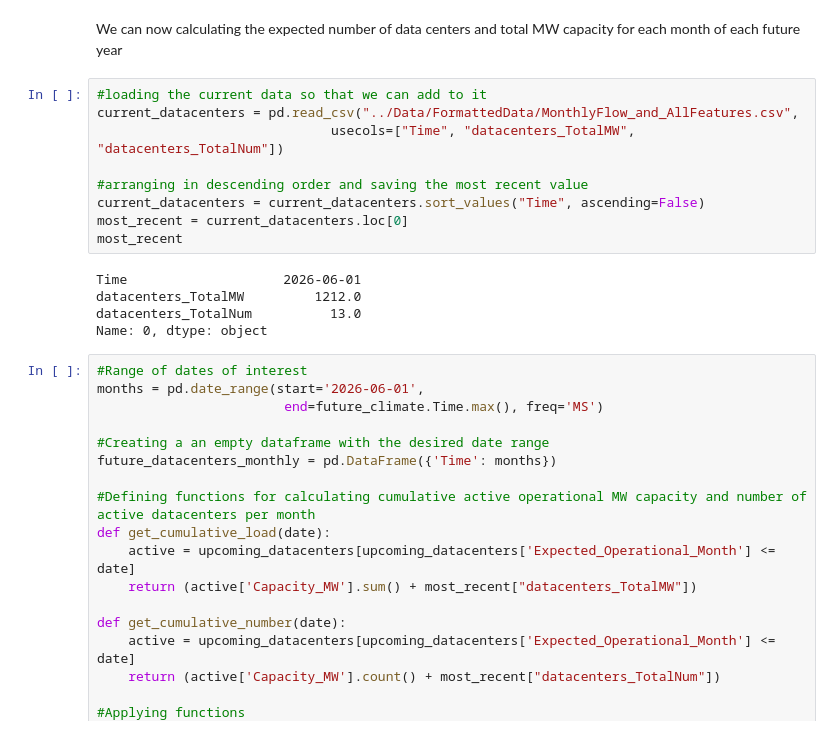
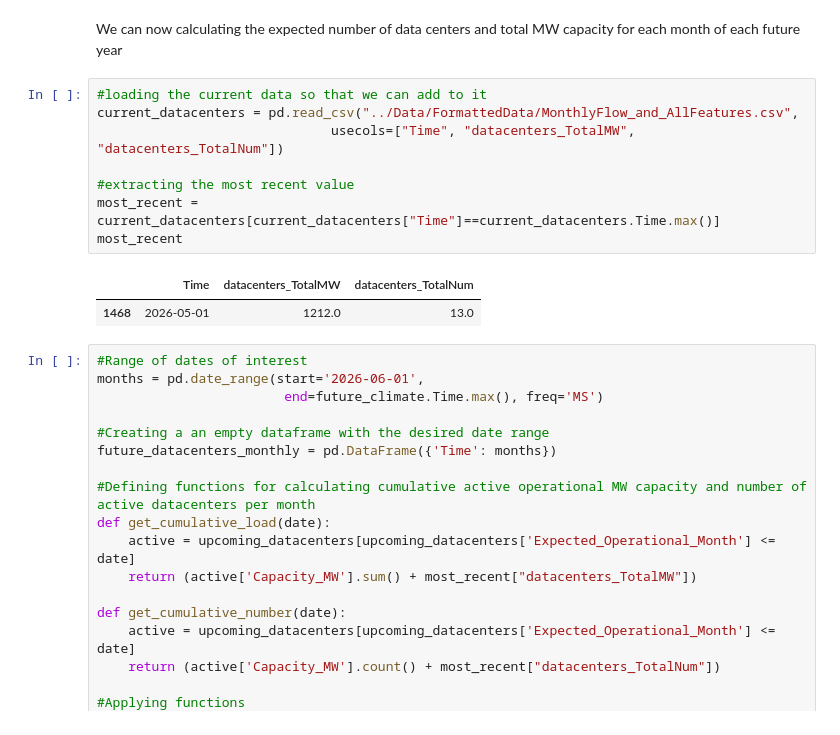
Before and after one commit to Erdos-Projects/summer26-water-use-sustainability, a Jupyter notebook: Code/02_Data_Cleaning_FutureValues_of_Features.ipynb, the cells around one changed output. Saved outputs shown, nothing was run; the diff lists cells and outputs as text.

```diff
--- a/Code/02_Data_Cleaning_FutureValues_of_Features.ipynb
+++ b/Code/02_Data_Cleaning_FutureValues_of_Features.ipynb
@@ -232,17 +232,14 @@ We can now calculating the expected number of data centers and total MW capacity
 # %%
 #loading the current data so that we can add to it
 current_datacenters = pd.read_csv("../Data/FormattedData/MonthlyFlow_and_AllFeatures.csv",
                               usecols=["Time", "datacenters_TotalMW", "datacenters_TotalNum"])
 
-#arranging in descending order and saving the most recent value
-current_datacenters = current_datacenters.sort_values("Time", ascending=False)
-most_recent = current_datacenters.loc[0]
+#extracting the most recent value
+most_recent = current_datacenters[current_datacenters["Time"]==current_datacenters.Time.max()]
 most_recent
 # %% [output]
-Time                    2026-06-01
-datacenters_TotalMW         1212.0
-datacenters_TotalNum          13.0
-Name: 0, dtype: object
+|  | Time | datacenters_TotalMW | datacenters_TotalNum |
+| 1468 | 2026-05-01 | 1212.0 | 13.0 |
 # %%
 #Range of dates of interest
 months = pd.date_range(start='2026-06-01',
```
Also changed, not shown: parts of 7 cells of this notebook, 5 other files.
